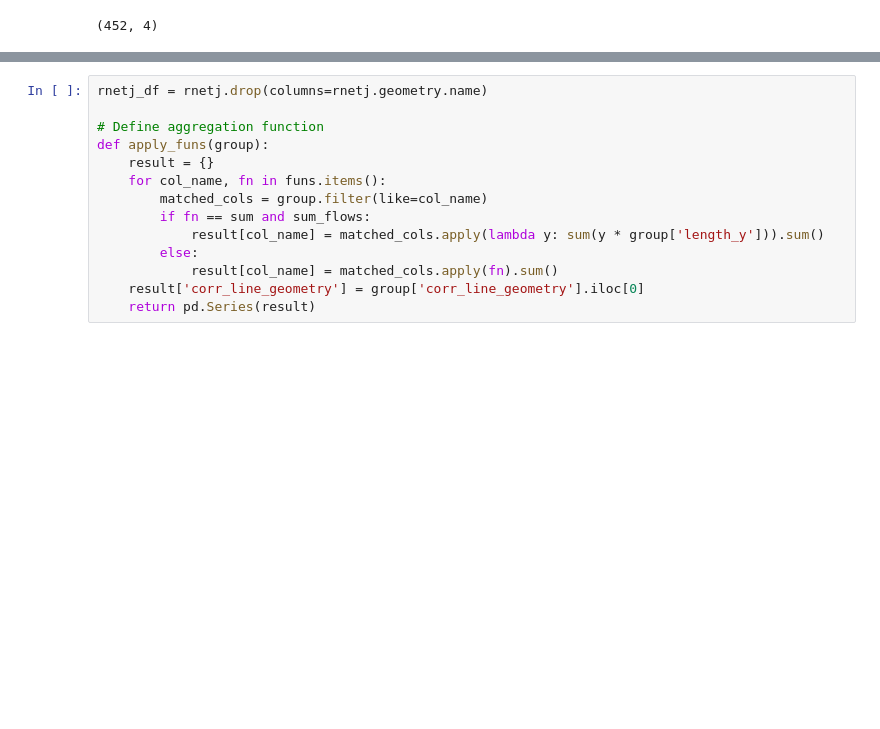
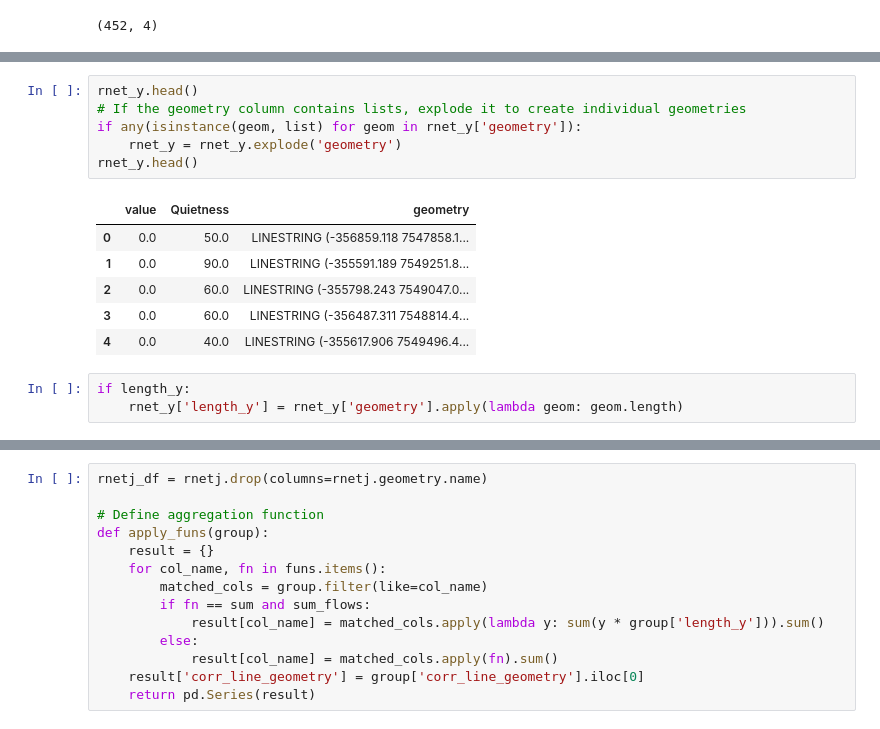
Before and after one commit to nptscot/networkmerge, a Jupyter notebook: stplanr in python.ipynb, the cells around one changed output, grey strips where cells are left out. Drawn from its saved outputs; the diff is of its cells as text; blank space fills up the shorter version.

```diff
--- a/stplanr in python.ipynb
+++ b/stplanr in python.ipynb
@@ -337,0 +264,16 @@ rnetj = gpd.sjoin(rnet_x_buffer_geo_df[[ 'geometry']], rnet_y_centroids, how='in
+# %%
+rnet_y.head()
+# If the geometry column contains lists, explode it to create individual geometries
+if any(isinstance(geom, list) for geom in rnet_y['geometry']):
+    rnet_y = rnet_y.explode('geometry')
+rnet_y.head()
+# %% [output]
+|  | value | Quietness | geometry |
+| 0 | 0.0 | 50.0 | LINESTRING (-356859.118 7547858.1... |
+| 1 | 0.0 | 90.0 | LINESTRING (-355591.189 7549251.8... |
+| 2 | 0.0 | 60.0 | LINESTRING (-355798.243 7549047.0... |
+| 3 | 0.0 | 60.0 | LINESTRING (-356487.311 7548814.4... |
+| 4 | 0.0 | 40.0 | LINESTRING (-355617.906 7549496.4... |
+# %%
+if length_y:
+    rnet_y['length_y'] = rnet_y['geometry'].apply(lambda geom: geom.length)
```
Also changed, not shown: parts of 14 cells of this notebook.
